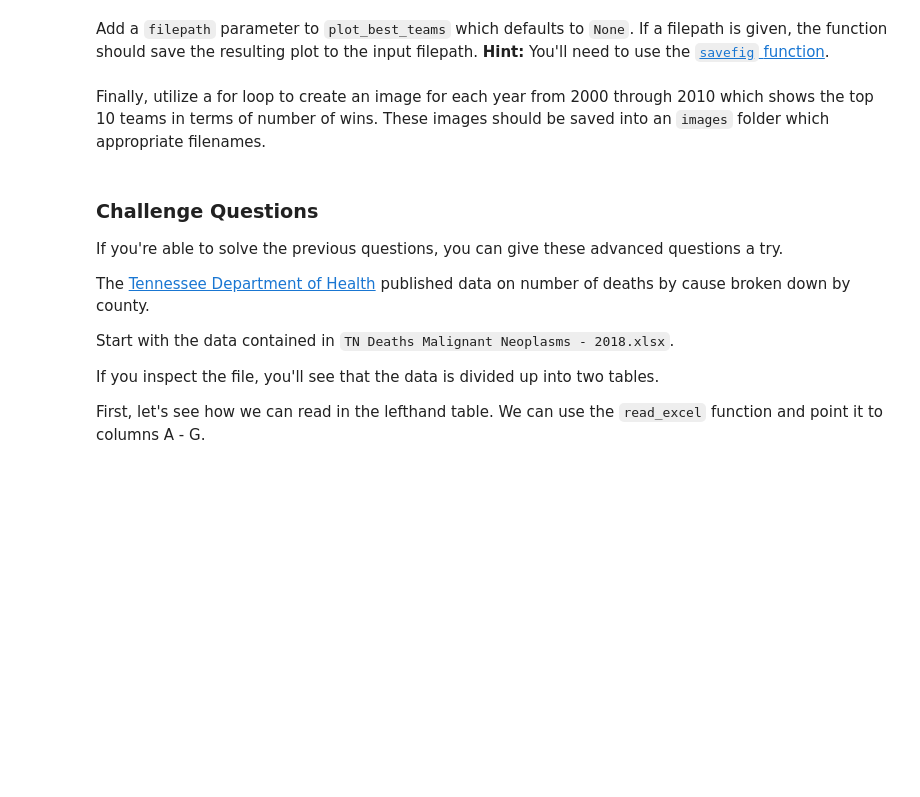
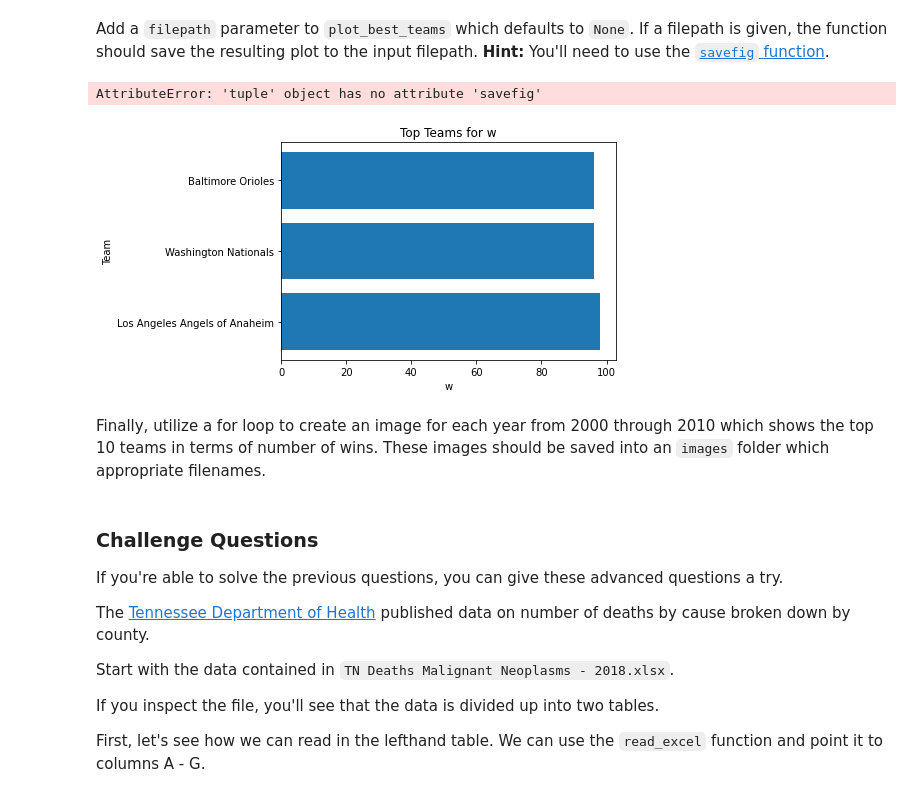
Before and after one commit to NSS-Data-Analytics-Cohort-10/loops-and-functions-t-white-21-1, a Jupyter notebook: notebooks/Loops_and_Functions_Practice_DA10.ipynb, the cells around one changed output. Saved outputs shown, nothing was run; the diff lists cells and outputs as text; code cells hidden in the pictures; blank space fills up the shorter version.

Commit message:
working on savefig function

```diff
--- a/notebooks/Loops_and_Functions_Practice_DA10.ipynb
+++ b/notebooks/Loops_and_Functions_Practice_DA10.ipynb
@@ -296,7 +312,30 @@ Make sure that your plot has a title and is labeled.
 # %% [markdown]
 Add a `filepath` parameter to `plot_best_teams` which defaults to `None`. If a filepath is given, the function should save the resulting plot to the input filepath. **Hint:** You'll need to use the [`savefig` function](https://matplotlib.org/stable/api/_as_gen/matplotlib.pyplot.savefig.html).
 # %%
-# Your Code Here
+def get_best_teams(year, n=5, stat='w', league='both', ascending=True, filepath = 'None'):
+    if league == 'both':
+        year_teams = teams[teams['yearid']==year]
+        sort_teams = year_teams.sort_values(stat, ascending = ascending).head(n)
+        (plt.barh(sort_teams['name'], sort_teams[stat]), plt.title(f"Top Teams for {stat}"), plt.xlabel(f"{stat}"), plt.ylabel("Team"))
+
+    elif league == 'NL':
+        year_teams = teams[(teams['yearid']==year) & (teams['lgid']=='NL')]
+        sort_teams = year_teams.sort_values(stat, ascending = ascending).head(n)
+        (plt.barh(sort_teams['name'], sort_teams[stat]), plt.title(f"Top Teams for {stat}"), plt.xlabel(f"{stat}"), plt.ylabel("Team")).savefig(plot_NL)
+
+
+    else:
+        year_teams = teams[(teams['yearid']==year) & (teams['lgid']=='AL')]
+        sort_teams = year_teams.sort_values(stat, ascending = ascending).head(n)
+        (plt.barh(sort_teams['name'], sort_teams[stat]), plt.title(f"Top Teams for {stat}"), plt.xlabel(f"{stat}"), plt.ylabel("Team")).savefig(plot_AL)
+
+    if filepath:
+        save_fig(filepath)
+# %%
+get_best_teams(year=2014, n=3, league='both', ascending=False)
+# %% [output]
+AttributeError: 'tuple' object has no attribute 'savefig'
+[figure, added]
 # %% [markdown]
 Finally, utilize a for loop to create an image for each year from 2000 through 2010 which shows the top 10 teams in terms of number of wins. These images should be saved into an `images` folder which appropriate filenames.
 # %%
```
Also changed, not shown: parts of 9 cells of this notebook.
